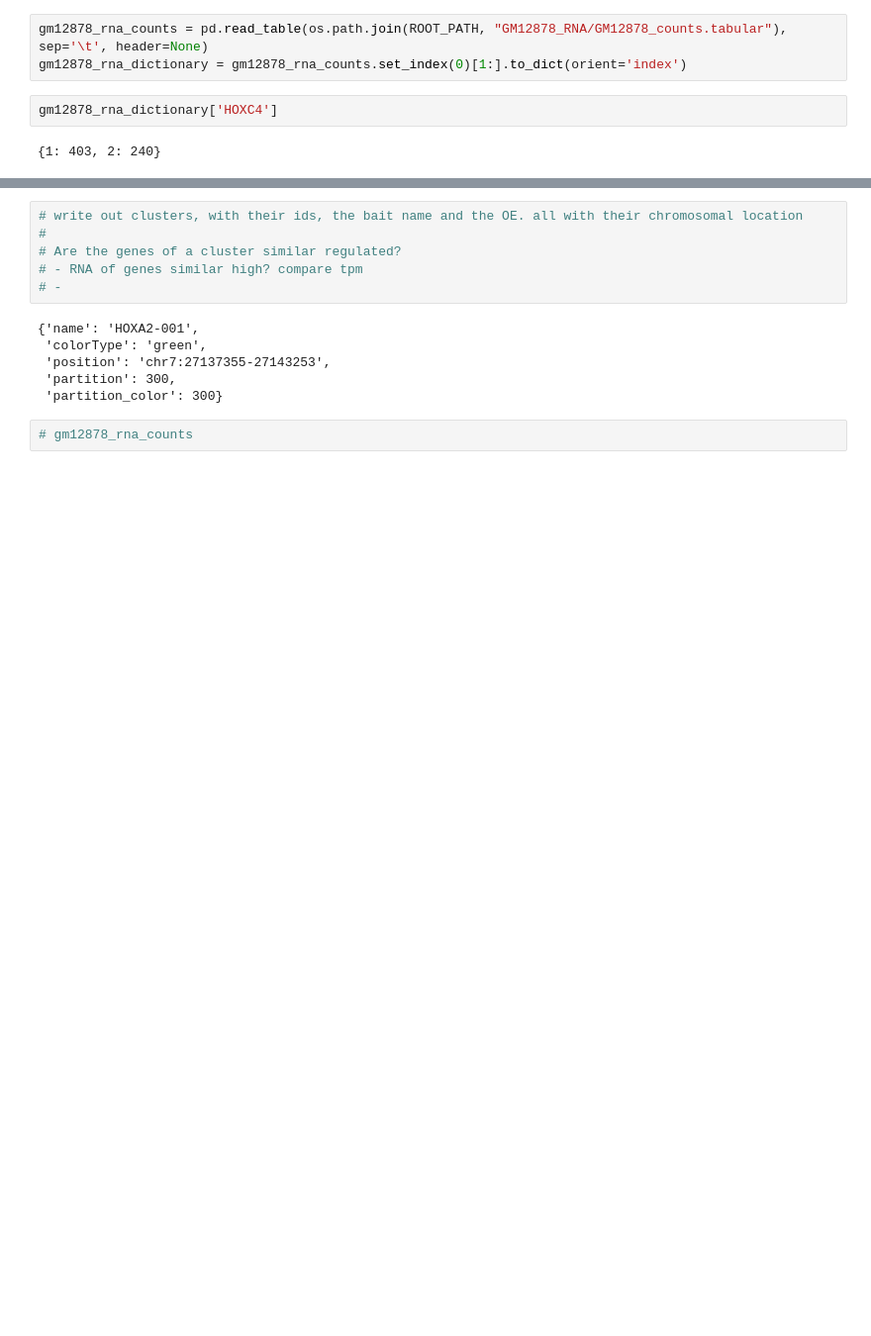
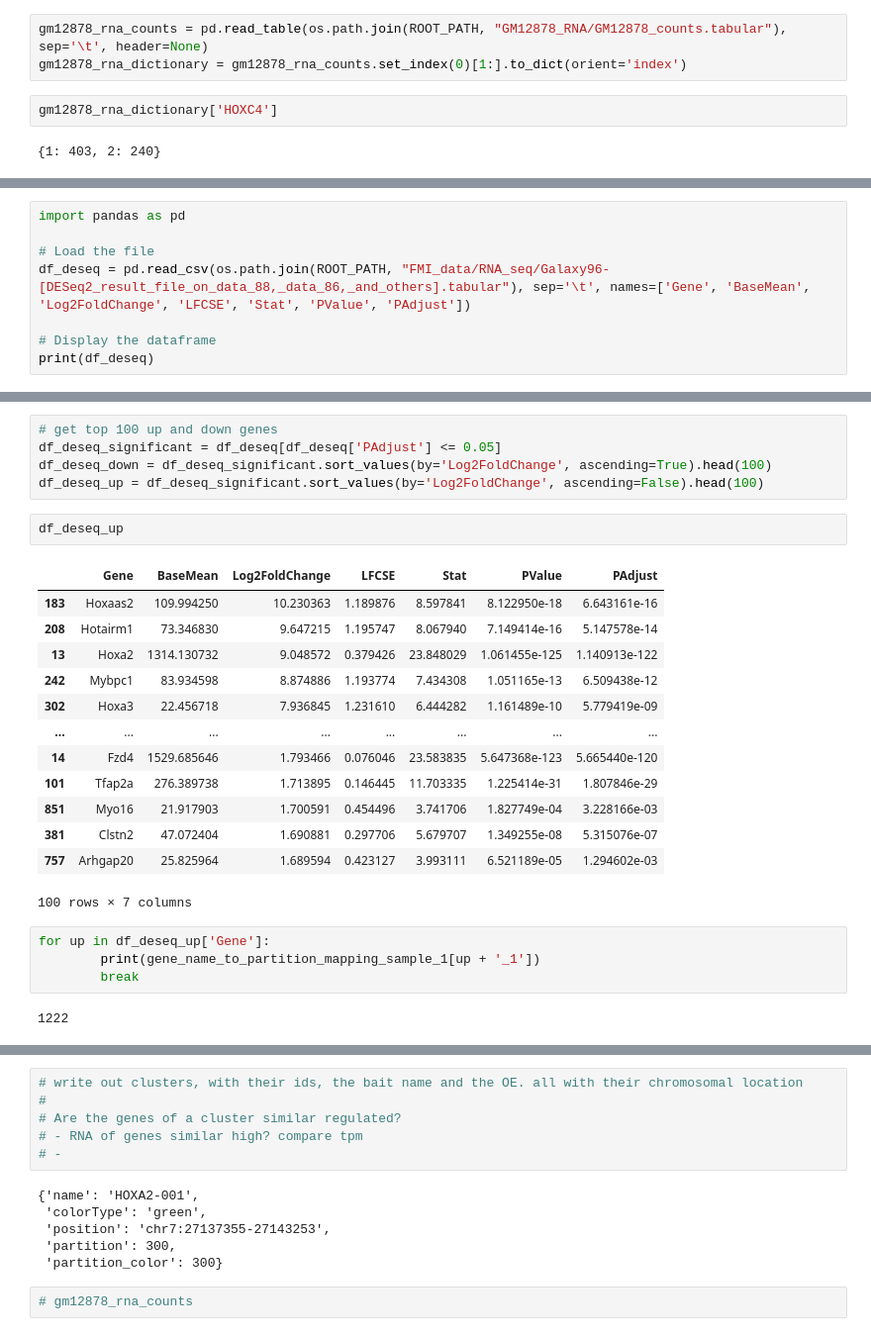
Before and after one commit to joachimwolff/Epigenetic-Graph-Analyzer, a Jupyter notebook: createInteractionsCoolerFormat_hg19_Mifsud.ipynb, the cells around one changed output, grey strips where cells are left out. Shown at 99% size. Saved outputs shown, nothing was run; the diff lists cells and outputs as text; blank space fills up the shorter version.

```diff
--- a/createInteractionsCoolerFormat_hg19_Mifsud.ipynb
+++ b/createInteractionsCoolerFormat_hg19_Mifsud.ipynb
@@ -534,0 +583,8 @@ write graphml
+# %%
+import pandas as pd
+
+# Load the file
+df_deseq = pd.read_csv(os.path.join(ROOT_PATH, "FMI_data/RNA_seq/Galaxy96-[DESeq2_result_file_on_data_88,_data_86,_and_others].tabular"), sep='\t', names=['Gene', 'BaseMean', 'Log2FoldChange', 'LFCSE', 'Stat', 'PValue', 'PAdjust'])
+
+# Display the dataframe
+print(df_deseq)
@@ -534,0 +609,27 @@ write graphml
+# %%
+# get top 100 up and down genes
+df_deseq_significant = df_deseq[df_deseq['PAdjust'] <= 0.05]
+df_deseq_down = df_deseq_significant.sort_values(by='Log2FoldChange', ascending=True).head(100)
+df_deseq_up = df_deseq_significant.sort_values(by='Log2FoldChange', ascending=False).head(100)
+# %%
+df_deseq_up
+# %% [output]
+|  | Gene | BaseMean | Log2FoldChange | LFCSE | Stat | PValue | PAdjust |
+| 183 | Hoxaas2 | 109.994250 | 10.230363 | 1.189876 | 8.597841 | 8.122950e-18 | 6.643161e-16 |
+| 208 | Hotairm1 | 73.346830 | 9.647215 | 1.195747 | 8.067940 | 7.149414e-16 | 5.147578e-14 |
+| 13 | Hoxa2 | 1314.130732 | 9.048572 | 0.379426 | 23.848029 | 1.061455e-125 | 1.140913e-122 |
+| 242 | Mybpc1 | 83.934598 | 8.874886 | 1.193774 | 7.434308 | 1.051165e-13 | 6.509438e-12 |
+| 302 | Hoxa3 | 22.456718 | 7.936845 | 1.231610 | 6.444282 | 1.161489e-10 | 5.779419e-09 |
+| ... | ... | ... | ... | ... | ... | ... | ... |
+| 14 | Fzd4 | 1529.685646 | 1.793466 | 0.076046 | 23.583835 | 5.647368e-123 | 5.665440e-120 |
+| 101 | Tfap2a | 276.389738 | 1.713895 | 0.146445 | 11.703335 | 1.225414e-31 | 1.807846e-29 |
+| 851 | Myo16 | 21.917903 | 1.700591 | 0.454496 | 3.741706 | 1.827749e-04 | 3.228166e-03 |
+| 381 | Clstn2 | 47.072404 | 1.690881 | 0.297706 | 5.679707 | 1.349255e-08 | 5.315076e-07 |
+| 757 | Arhgap20 | 25.825964 | 1.689594 | 0.423127 | 3.993111 | 6.521189e-05 | 1.294602e-03 |
+100 rows × 7 columns
+# %%
+for up in df_deseq_up['Gene']:
+        print(gene_name_to_partition_mapping_sample_1[up + '_1'])
+        break
+# %% [output]
+1222
```
Also changed, not shown: parts of 23 cells of this notebook.
